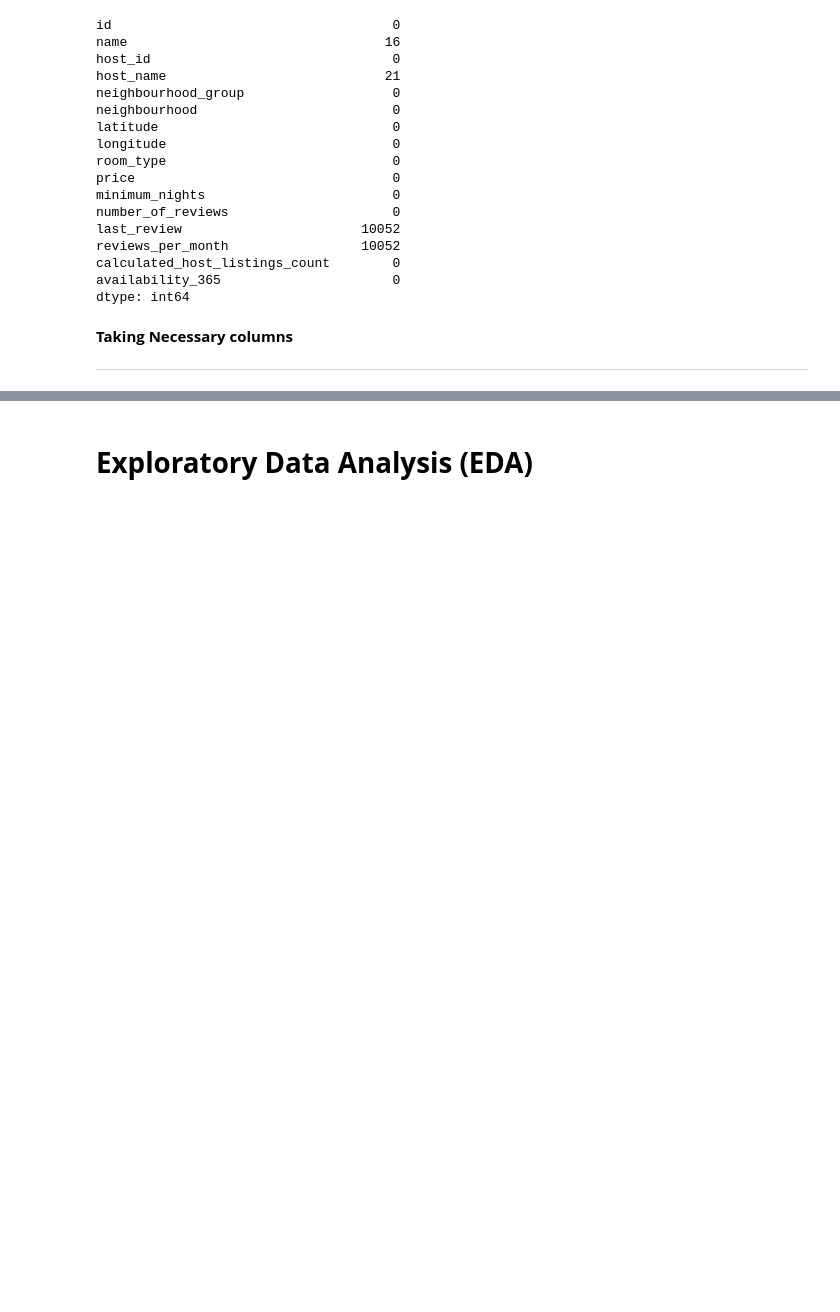
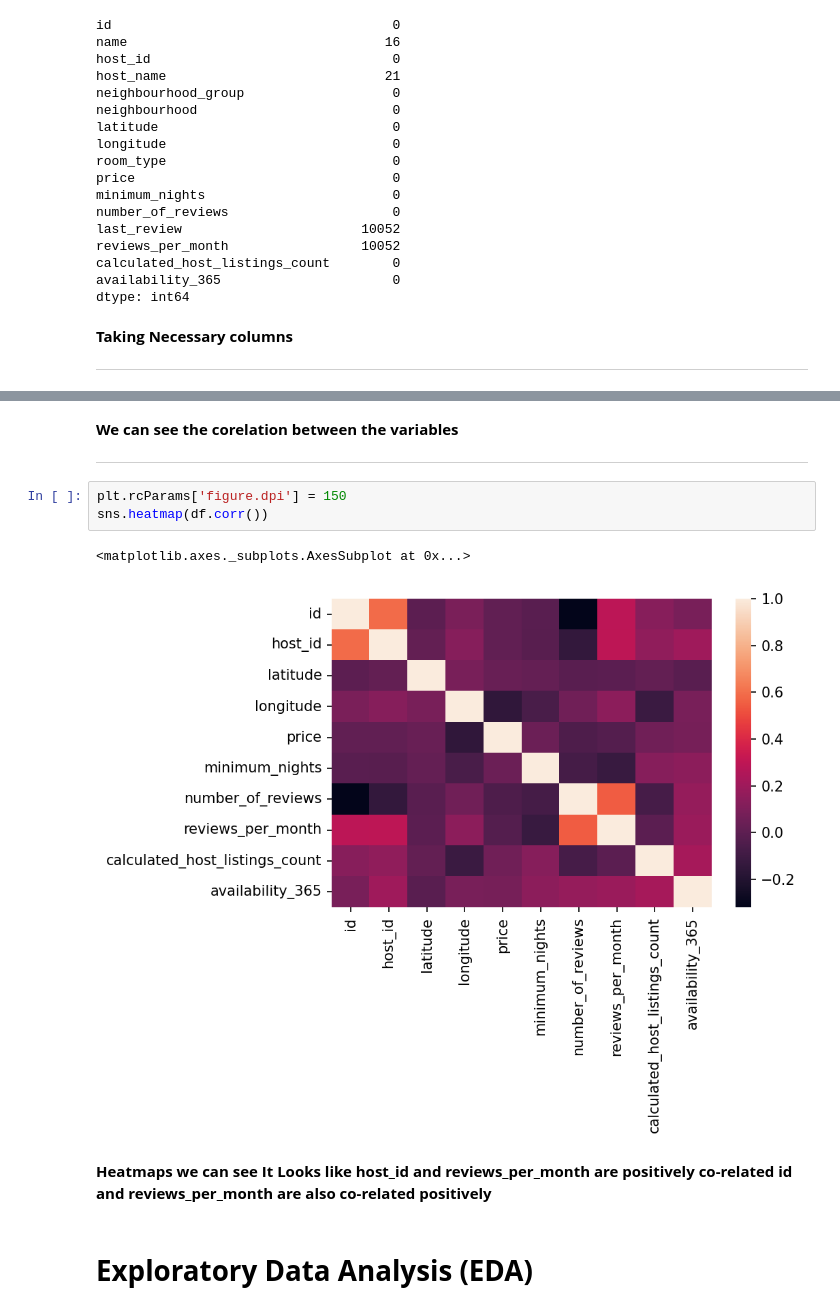
Before and after one commit to madhuribonela/Airbnb-Bookings-Analysis-final, a Jupyter notebook: Airbnb_new.ipynb, the cells around one changed output, grey strips where cells are left out. Saved outputs shown, nothing was run; the diff lists cells and outputs as text; blank space fills up the shorter version.

```diff
--- a/Airbnb_new.ipynb
+++ b/Airbnb_new.ipynb
@@ -158,6 +192,20 @@ new_df.head(10)
 | 7 | 5178 | Large Furnished Room Near B'way | 8967 | Shunichi | Manhattan | Hell's Kitchen | Private room | 79 | ... |
 | 8 | 5203 | Cozy Clean Guest Room - Family Apt | 7490 | MaryEllen | Manhattan | Upper West Side | Private room | 79 | ... |
 | 9 | 5238 | Cute & Cozy Lower East Side 1 bdrm | 7549 | Ben | Manhattan | Chinatown | Entire home/apt | 150 | ... |
+# %% [markdown]
+**We can see the corelation between the variables**
+
+---
+# %%
+plt.rcParams['figure.dpi'] = 150
+sns.heatmap(df.corr())
+# %% [output]
+<matplotlib.axes._subplots.AxesSubplot at 0x...>
+[figure, added]
+# %% [markdown]
+**Heatmaps we can see**
+**It Looks like host_id and reviews_per_month are positively co-related
+id and reviews_per_month are also co-related positively**
 # %% [markdown]
 # **Exploratory Data Analysis (EDA)**
 # %% [markdown]
```
Also changed, not shown: parts of 23 cells of this notebook.
